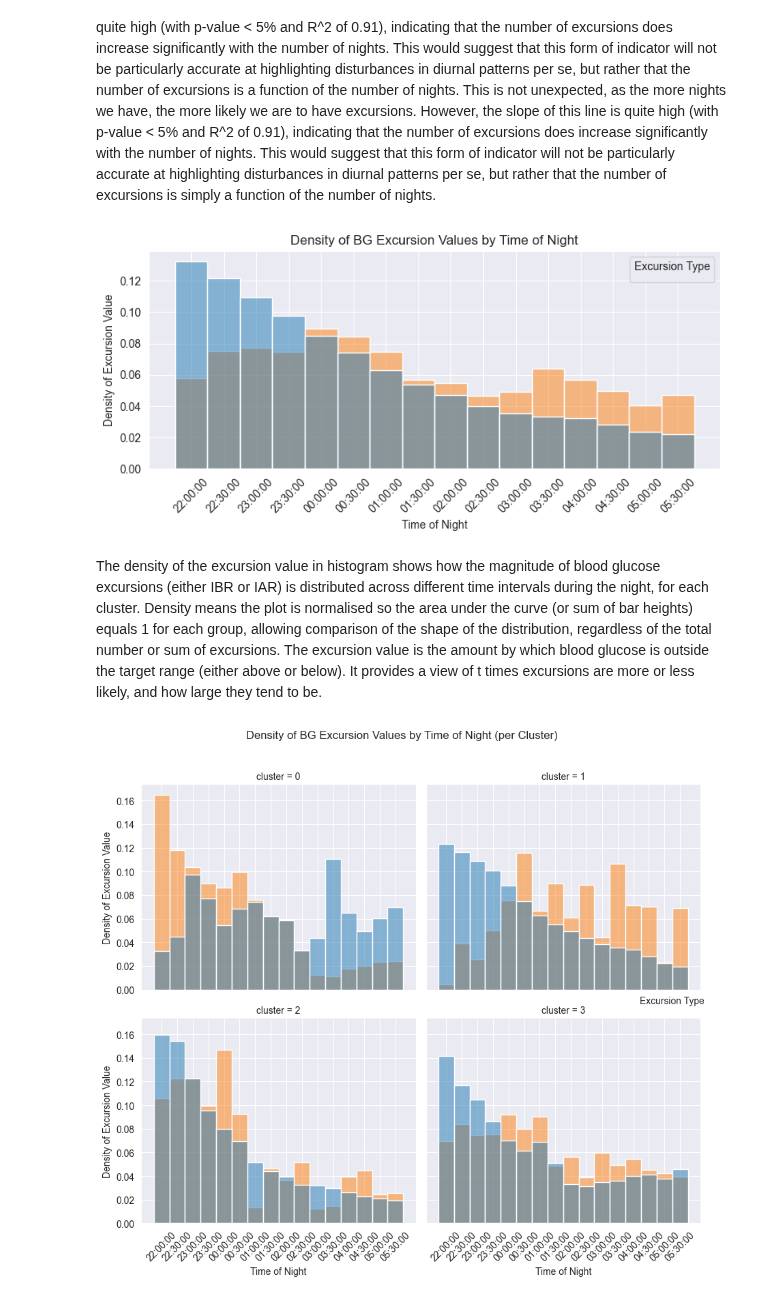
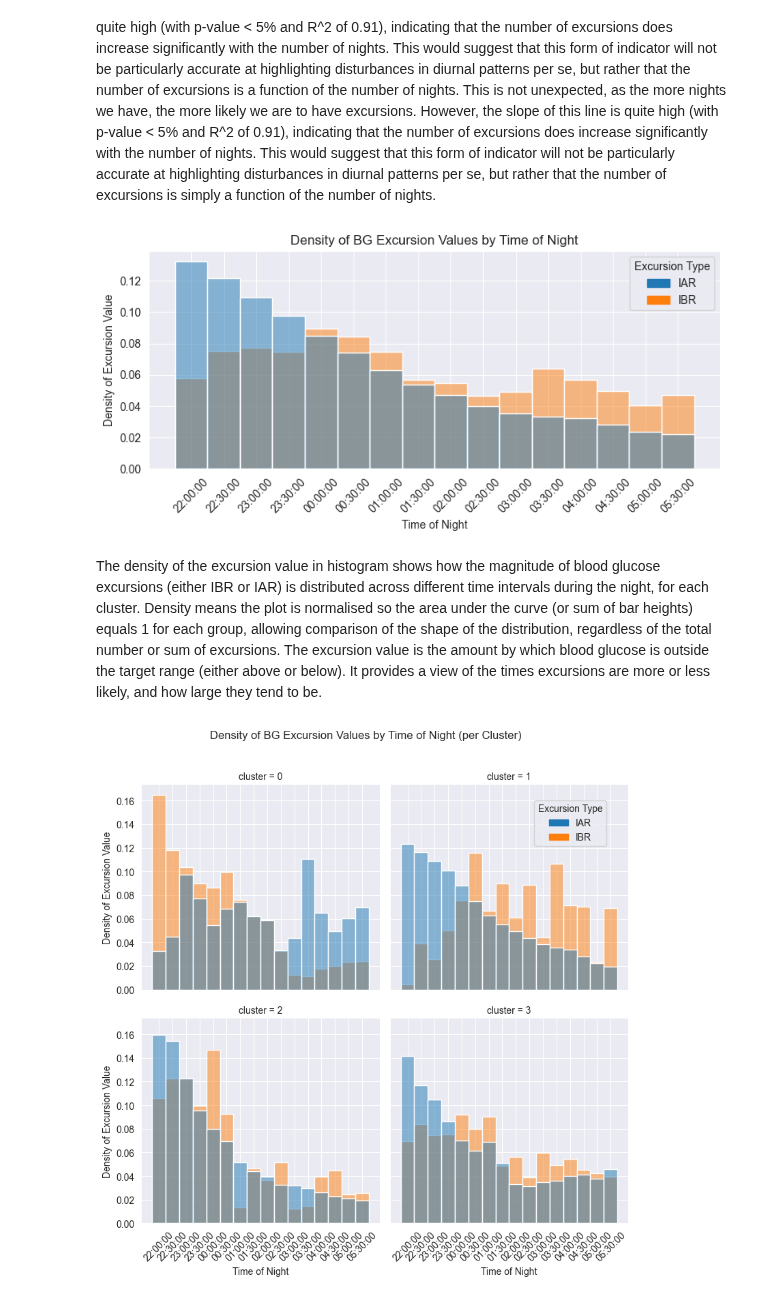
Before and after one commit to rdbrist/masters_project, a Jupyter notebook: notebooks/2.03c-rd-analysis-of-night-cluster-bg.ipynb, the cells around one changed output. Drawn from its saved outputs; the diff is of its cells as text; code cells hidden in the pictures.

Commit message:
Looking at BG excursion data.

```diff
--- a/notebooks/2.03c-rd-analysis-of-night-cluster-bg.ipynb
+++ b/notebooks/2.03c-rd-analysis-of-night-cluster-bg.ipynb
@@ -255,11 +304,11 @@ The first and most notable observation is the high number of excursions that exi
 # %%
 from src.helper import rank_minutes_series
 
-df_hist_excursion = df_overnight[['cluster', 'bg_min_excursion', 'bg_max_excursion']].reset_index().copy()
+df_hist_excursion = df_overnight[['cluster', 'bg_min_excursion_by_min', 'bg_max_excursion_by_max']].reset_index().copy()
 df_hist_excursion['time'] = df_hist_excursion['datetime'].dt.time
 df_hist_excursion['time_rank'] = rank_minutes_series(df_hist_excursion['time'], night_start)
 df_hist_excursion = (df_hist_excursion.
-                     rename(columns={'bg_min_excursion': 'IBR', 'bg_max_excursion': 'IAR'}).
+                     rename(columns={'bg_min_excursion_by_min': 'IBR', 'bg_max_excursion_by_max': 'IAR'}).
                      melt(id_vars=['cluster', 'time', 'time_rank'],
                           value_vars=['IBR', 'IAR'],
                           var_name='excursion_type',
@@ -268,45 +317,75 @@ df_hist_excursion = (df_hist_excursion.
                      sort_values(by='time_rank'))
 xticks = df_hist_excursion[['time_rank','time']].set_index('time_rank').drop_duplicates().sort_index()['time']
 # %%
+import matplotlib.patches as mpatches
 fig = plt.figure(figsize=(8, 4))
-sns.histplot(df_hist_excursion, x='time_rank', hue='excursion_type', weights='excursion_value',
-             stat='density', common_norm=False, binwidth=30, discrete=True)
+ax = plt.gca()
+palette = sns.color_palette(n_colors=df_hist_excursion['excursion_type'].nunique())
+excursion_types = df_hist_excursion['excursion_type'].unique()
+
+sns.histplot(
+    df_hist_excursion, x='time_rank', hue='excursion_type', weights='excursion_value',
+    stat='density', common_norm=False, binwidth=30, discrete=True, ax=ax, palette=palette
+)
+
 plt.xticks(ticks=df_hist_excursion['time_rank'].unique(), labels=xticks, rotation=45)
 plt.xlabel('Time of Night')
 plt.ylabel('Density of Excursion Value')
 plt.title('Density of BG Excursion Values by Time of Night')
-plt.legend(title='Excursion Type')
+
+# Custom legend handles
+handles = [
+    mpatches.Patch(color=palette[i], label=excursion_types[i])
+    for i in range(len(excursion_types))
+]
+plt.legend(handles=handles, title='Excursion Type')
+
 plt.tight_layout()
+plt.show()
 # %% [output]
-[figure, old version]
+[figure, new version]
 # %% [markdown]
-The density of the excursion value in histogram shows how the magnitude of blood glucose excursions (either IBR or IAR) is distributed across different time intervals during the night, for each cluster. Density means the plot is normalised so the area under the curve (or sum of bar heights) equals 1 for each group, allowing comparison of the shape of the distribution, regardless of the total number or sum of excursions. The excursion value is the amount by which blood glucose is outside the target range (either above or below). It provides a view of t times excursions are more or less likely, and how large they tend to be.
+The density of the excursion value in histogram shows how the magnitude of blood glucose excursions (either IBR or IAR) is distributed across different time intervals during the night, for each cluster. Density means the plot is normalised so the area under the curve (or sum of bar heights) equals 1 for each group, allowing comparison of the shape of the distribution, regardless of the total number or sum of excursions. The excursion value is the amount by which blood glucose is outside the target range (either above or below). It provides a view of the times excursions are more or less likely, and how large they tend to be.
 # %%
+# Create the FacetGrid
 g = sns.FacetGrid(
     df_hist_excursion,
     col='cluster',
     col_wrap=2,
     height=4,
     sharey=True
 )
 g.map_dataframe(
     sns.histplot,
     x='time_rank',
     hue='excursion_type',
     weights='excursion_value',
     stat='density',
     common_norm=False,
     binwidth=30,
-    discrete=True
+    discrete=True,
+    legend=False
 )
 for ax in g.axes.flatten():
     ax.set_xticks(df_hist_excursion['time_rank'].unique())
     ax.set_xticklabels(xticks, rotation=45)
     ax.set_xlabel('Time of Night')
     ax.set_ylabel('Density of Excursion Value')
-g.add_legend(title='Excursion Type')
+
+# Get the actual palette used by the FacetGrid
+palette = g._legend_data if hasattr(g, '_legend_data') else None
+if palette:
+    handles = [mpatches.Patch(color=color, label=label) for label, color in palette.items()]
+else:
+    # fallback: use unique types and default palette
+    excursion_types = df_hist_excursion['excursion_type'].unique()
+    colors = sns.color_palette(n_colors=len(excursion_types))
+    handles = [mpatches.Patch(color=colors[i], label=etype) for i, etype in enumerate(excursion_types)]
+
+g.fig.legend(handles=handles, title='Excursion Type', loc='upper right', bbox_to_anchor=(0.95, 0.9))
+
 g.fig.suptitle('Density of BG Excursion Values by Time of Night (per Cluster)', y=1.02)
 plt.tight_layout()
 plt.show()
 # %% [output]
-[figure, old version]
+[figure, new version]
```
Also changed, not shown: parts of 11 cells of this notebook, 1 other file.
